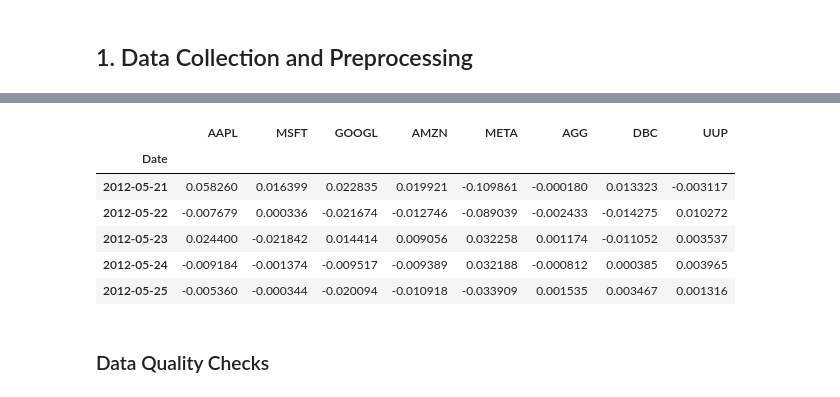
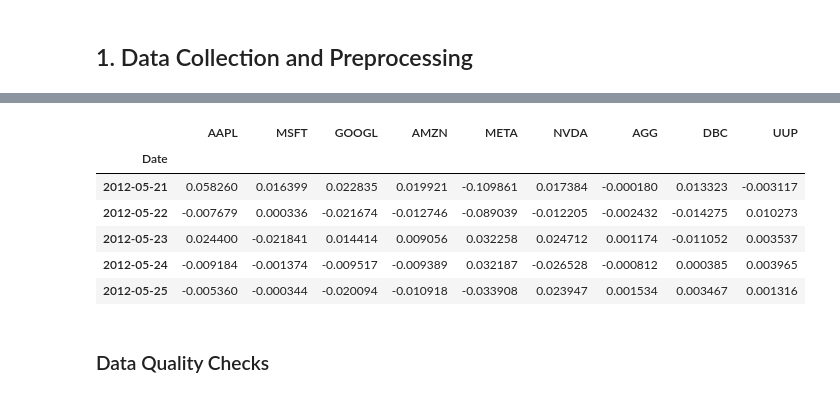
Before and after one commit to FrostNT1/Portfolio-Optimization, a Jupyter notebook: notebooks/00_data-exploration.ipynb, the cells around one changed output, grey strips where cells are left out. Cells and saved outputs as stored; diff of their text form; code cells hidden in the pictures.

```diff
--- a/notebooks/00_data-exploration.ipynb
+++ b/notebooks/00_data-exploration.ipynb
@@ -21,16 +21,19 @@ sns.set_palette('husl')                   # Set color palette
 # %% [markdown]
 ## 1. Data Collection and Preprocessing
 # %%
-# Initialize data collector
-collector = DataCollector()
+# Initialize data collector with config file
+data_collector = DataCollector()
 
-# Collect and process data
-data = collector.process_data()
+# Get list of stocks and ETFs from config
+tickers = data_collector.config['universe']['stocks'] + data_collector.config['universe']['etfs']
+
+# Fetch and process data
+data = data_collector.process_data(tickers)
 prices = data['prices']
 returns = data['returns']['daily']
 
-print(f"Data shape: {returns.shape}")
-print(f"\nFirst few rows of returns:")
+print(f"Data shape: {returns.shape}\n")
+print("First few rows of returns:")
 returns.head()
 # %% [output]
 Successfully fetched data for AAPL
@@ -45,12 +49,12 @@ Data shape: (2922, 8)
 
 First few rows of returns:
-|  | AAPL | MSFT | GOOGL | AMZN | META | AGG | DBC | UUP |
-| Date |  |  |  |  |  |  |  |  |
-| 2012-05-21 | 0.058260 | 0.016399 | 0.022835 | 0.019921 | -0.109861 | -0.000180 | 0.013323 | -0.003117 |
-| 2012-05-22 | -0.007679 | 0.000336 | -0.021674 | -0.012746 | -0.089039 | -0.002433 | -0.014275 | 0.010272 |
-| 2012-05-23 | 0.024400 | -0.021842 | 0.014414 | 0.009056 | 0.032258 | 0.001174 | -0.011052 | 0.003537 |
-| 2012-05-24 | -0.009184 | -0.001374 | -0.009517 | -0.009389 | 0.032188 | -0.000812 | 0.000385 | 0.003965 |
-| 2012-05-25 | -0.005360 | -0.000344 | -0.020094 | -0.010918 | -0.033909 | 0.001535 | 0.003467 | 0.001316 |
+|  | AAPL | MSFT | GOOGL | AMZN | META | NVDA | AGG | DBC | UUP |
+| Date |  |  |  |  |  |  |  |  |  |
+| 2012-05-21 | 0.058260 | 0.016399 | 0.022835 | 0.019921 | -0.109861 | 0.017384 | -0.000180 | 0.013323 | -0.003117 |
+| 2012-05-22 | -0.007679 | 0.000336 | -0.021674 | -0.012746 | -0.089039 | -0.012205 | -0.002432 | -0.014275 | 0.010273 |
+| 2012-05-23 | 0.024400 | -0.021841 | 0.014414 | 0.009056 | 0.032258 | 0.024712 | 0.001174 | -0.011052 | 0.003537 |
+| 2012-05-24 | -0.009184 | -0.001374 | -0.009517 | -0.009389 | 0.032187 | -0.026528 | -0.000812 | 0.000385 | 0.003965 |
+| 2012-05-25 | -0.005360 | -0.000344 | -0.020094 | -0.010918 | -0.033908 | 0.023947 | 0.001534 | 0.003467 | 0.001316 |
 # %% [markdown]
 ### Data Quality Checks
 # %%
```
Also changed, not shown: parts of 15 cells of this notebook, 9 other files.
